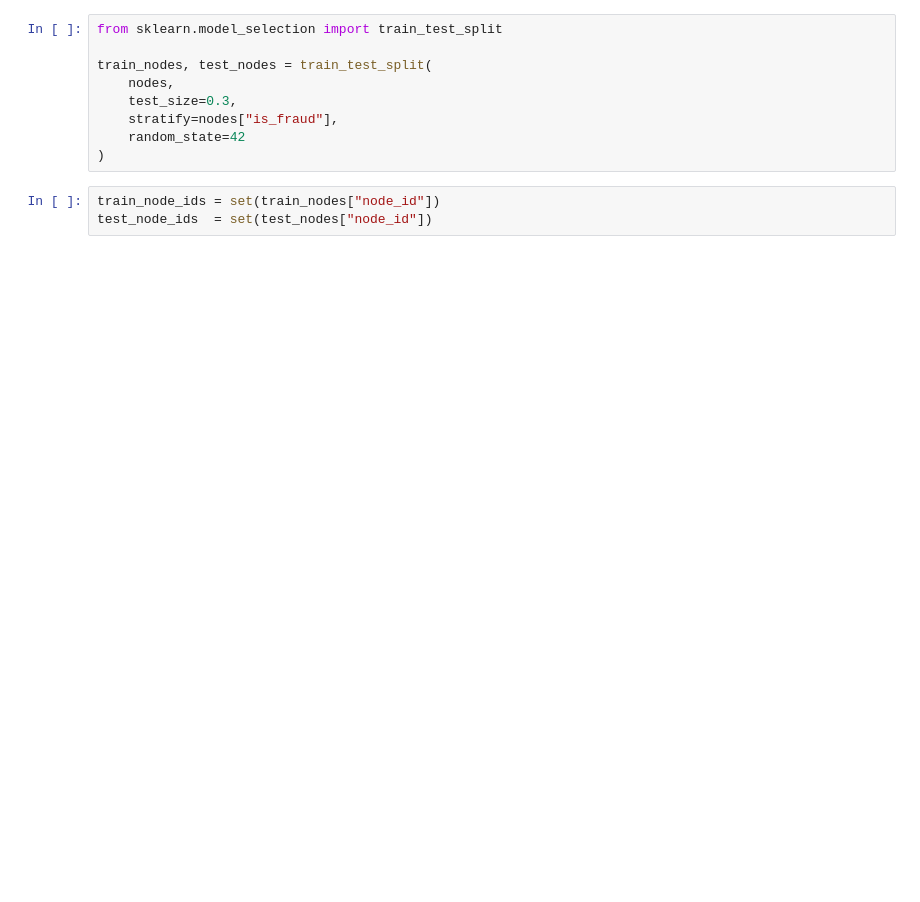
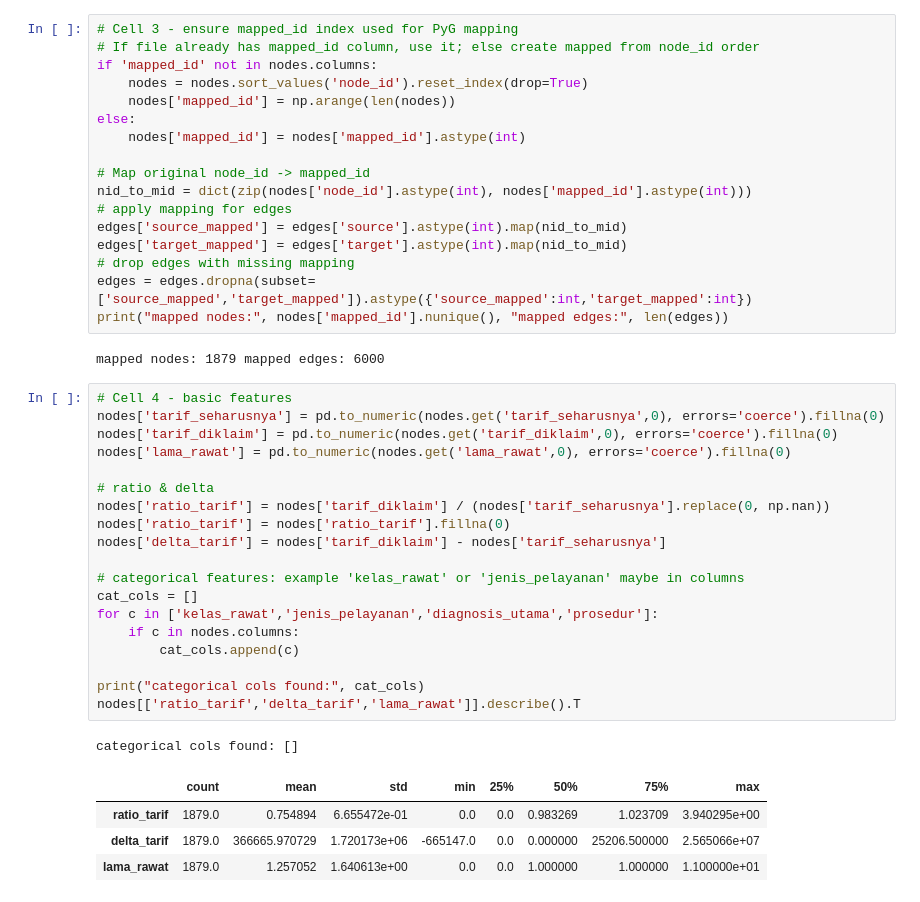
Before and after one commit to ahnafyura/BPJS-Fraud-Detection-GNN, a Jupyter notebook: notebooks/processedFromNeo4j.ipynb, the cells around one changed output. Drawn from its saved outputs; the diff is of its cells as text; blank space fills up the shorter version.

```diff
--- a/notebooks/processedFromNeo4j.ipynb
+++ b/notebooks/processedFromNeo4j.ipynb
@@ -31,13 +54,45 @@ nodes["is_fraud"] = nodes["is_fraud"].fillna(0).astype(int)
 # %%
-from sklearn.model_selection import train_test_split
+# Cell 3 - ensure mapped_id index used for PyG mapping
+# If file already has mapped_id column, use it; else create mapped from node_id order
+if 'mapped_id' not in nodes.columns:
+    nodes = nodes.sort_values('node_id').reset_index(drop=True)
+    nodes['mapped_id'] = np.arange(len(nodes))
+else:
+    nodes['mapped_id'] = nodes['mapped_id'].astype(int)
 
-train_nodes, test_nodes = train_test_split(
-    nodes,
-    test_size=0.3,
-    stratify=nodes["is_fraud"],
-    random_state=42
-)
+# Map original node_id -> mapped_id
+nid_to_mid = dict(zip(nodes['node_id'].astype(int), nodes['mapped_id'].astype(int)))
+# apply mapping for edges
+edges['source_mapped'] = edges['source'].astype(int).map(nid_to_mid)
+edges['target_mapped'] = edges['target'].astype(int).map(nid_to_mid)
+# drop edges with missing mapping
+edges = edges.dropna(subset=['source_mapped','target_mapped']).astype({'source_mapped':int,'target_mapped':int})
+print("mapped nodes:", nodes['mapped_id'].nunique(), "mapped edges:", len(edges))
+# %% [output]
+mapped nodes: 1879 mapped edges: 6000
 # %%
-train_node_ids = set(train_nodes["node_id"])
-test_node_ids  = set(test_nodes["node_id"])
+# Cell 4 - basic features
+nodes['tarif_seharusnya'] = pd.to_numeric(nodes.get('tarif_seharusnya',0), errors='coerce').fillna(0)
+nodes['tarif_diklaim'] = pd.to_numeric(nodes.get('tarif_diklaim',0), errors='coerce').fillna(0)
+nodes['lama_rawat'] = pd.to_numeric(nodes.get('lama_rawat',0), errors='coerce').fillna(0)
+
+# ratio & delta
+nodes['ratio_tarif'] = nodes['tarif_diklaim'] / (nodes['tarif_seharusnya'].replace(0, np.nan))
+nodes['ratio_tarif'] = nodes['ratio_tarif'].fillna(0)
+nodes['delta_tarif'] = nodes['tarif_diklaim'] - nodes['tarif_seharusnya']
+
+# categorical features: example 'kelas_rawat' or 'jenis_pelayanan' maybe in columns
+cat_cols = []
+for c in ['kelas_rawat','jenis_pelayanan','diagnosis_utama','prosedur']:
+    if c in nodes.columns:
+        cat_cols.append(c)
+
+print("categorical cols found:", cat_cols)
+nodes[['ratio_tarif','delta_tarif','lama_rawat']].describe().T
+# %% [output]
+categorical cols found: []
+|  | count | mean | std | min | 25% | 50% | 75% | max |
+| ratio_tarif | 1879.0 | 0.754894 | 6.655472e-01 | 0.0 | 0.0 | 0.983269 | 1.023709 | 3.940295e+00 |
+| delta_tarif | 1879.0 | 366665.970729 | 1.720173e+06 | -665147.0 | 0.0 | 0.000000 | 25206.500000 | 2.565066e+07 |
+| lama_rawat | 1879.0 | 1.257052 | 1.640613e+00 | 0.0 | 0.0 | 1.000000 | 1.000000 | 1.100000e+01 |
 # %%
```
Also changed, not shown: parts of 16 cells of this notebook, 9 other files.
